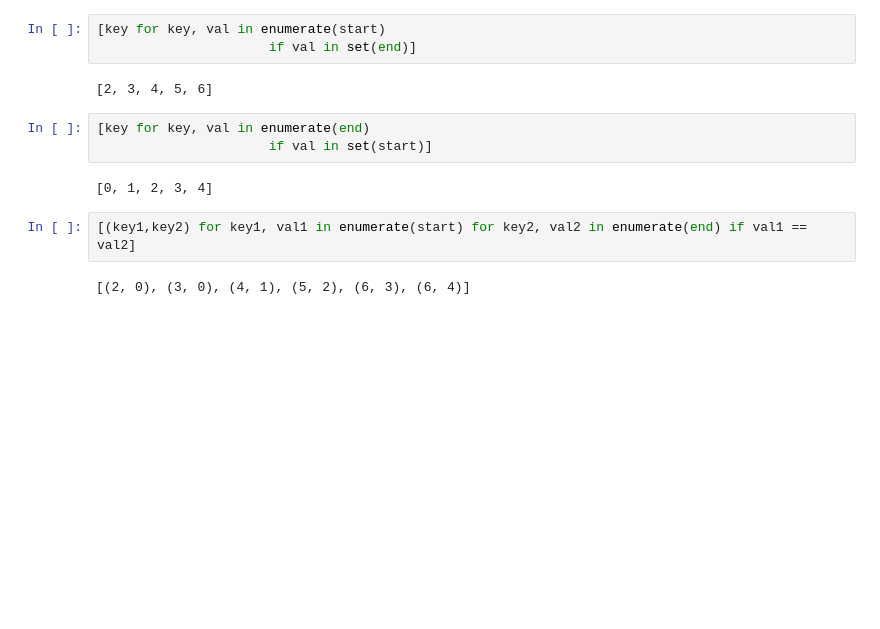
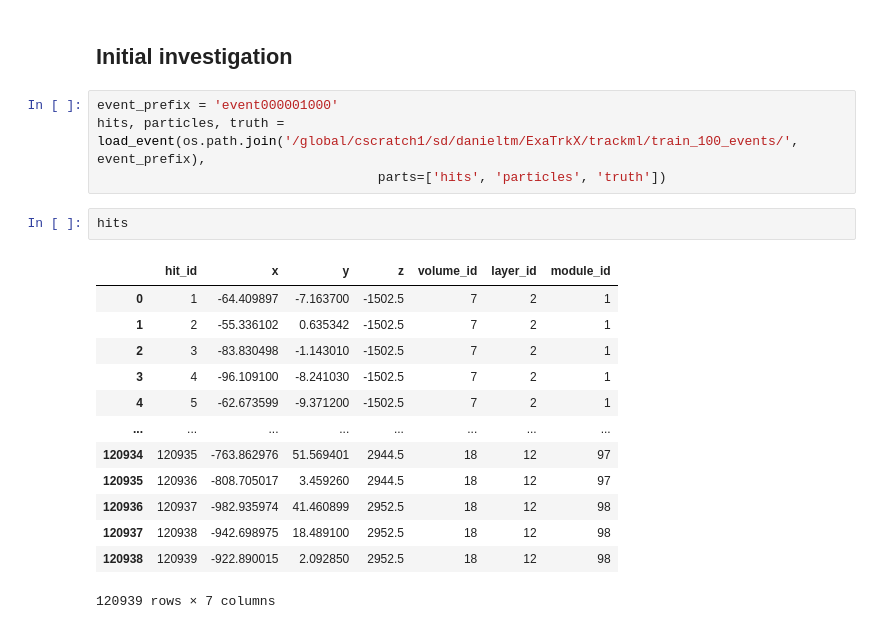
Before and after one commit to murnanedaniel/eta-tracker, a Jupyter notebook: notebooks/Untitled.ipynb, the cells around one changed output. Saved outputs shown, nothing was run; the diff lists cells and outputs as text; blank space fills up the shorter version.

```diff
--- a/notebooks/Untitled.ipynb
+++ b/notebooks/Untitled.ipynb
@@ -49,14 +24,22 @@ np.nonzero(np.isin(end, start))
-# %%
-[key for key, val in enumerate(start)
-                      if val in set(end)]
-# %% [output]
-[2, 3, 4, 5, 6]
-# %%
-[key for key, val in enumerate(end)
-                      if val in set(start)]
-# %% [output]
-[0, 1, 2, 3, 4]
-# %%
-[(key1,key2) for key1, val1 in enumerate(start) for key2, val2 in enumerate(end) if val1 == val2]
-# %% [output]
-[(2, 0), (3, 0), (4, 1), (5, 2), (6, 3), (6, 4)]
+# %% [markdown]
+## Initial investigation
+# %%
+event_prefix = 'event000001000'
+hits, particles, truth = load_event(os.path.join('/global/cscratch1/sd/danieltm/ExaTrkX/trackml/train_100_events/', event_prefix),
+                                    parts=['hits', 'particles', 'truth'])
+# %%
+hits
+# %% [output]
+|  | hit_id | x | y | z | volume_id | layer_id | module_id |
+| 0 | 1 | -64.409897 | -7.163700 | -1502.5 | 7 | 2 | 1 |
+| 1 | 2 | -55.336102 | 0.635342 | -1502.5 | 7 | 2 | 1 |
+| 2 | 3 | -83.830498 | -1.143010 | -1502.5 | 7 | 2 | 1 |
+| 3 | 4 | -96.109100 | -8.241030 | -1502.5 | 7 | 2 | 1 |
+| 4 | 5 | -62.673599 | -9.371200 | -1502.5 | 7 | 2 | 1 |
+| ... | ... | ... | ... | ... | ... | ... | ... |
+| 120934 | 120935 | -763.862976 | 51.569401 | 2944.5 | 18 | 12 | 97 |
+| 120935 | 120936 | -808.705017 | 3.459260 | 2944.5 | 18 | 12 | 97 |
+| 120936 | 120937 | -982.935974 | 41.460899 | 2952.5 | 18 | 12 | 98 |
+| 120937 | 120938 | -942.698975 | 18.489100 | 2952.5 | 18 | 12 | 98 |
+| 120938 | 120939 | -922.890015 | 2.092850 | 2952.5 | 18 | 12 | 98 |
+120939 rows × 7 columns
```
Also changed, not shown: parts of 9 cells of this notebook, 45 other files.
